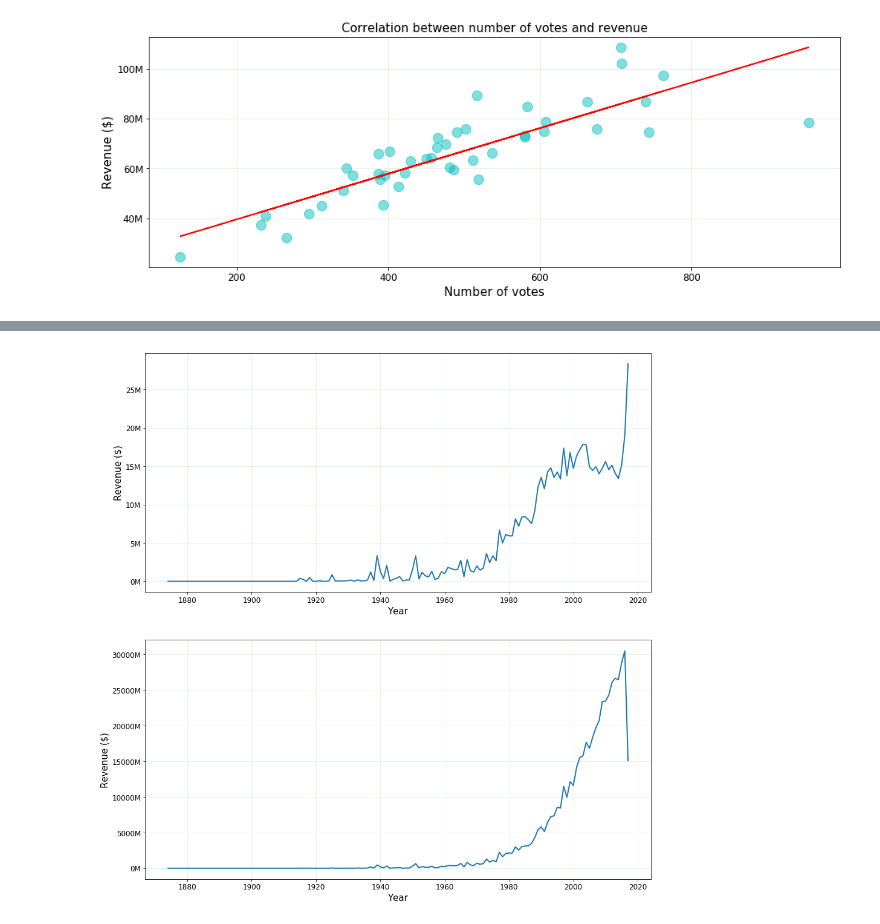
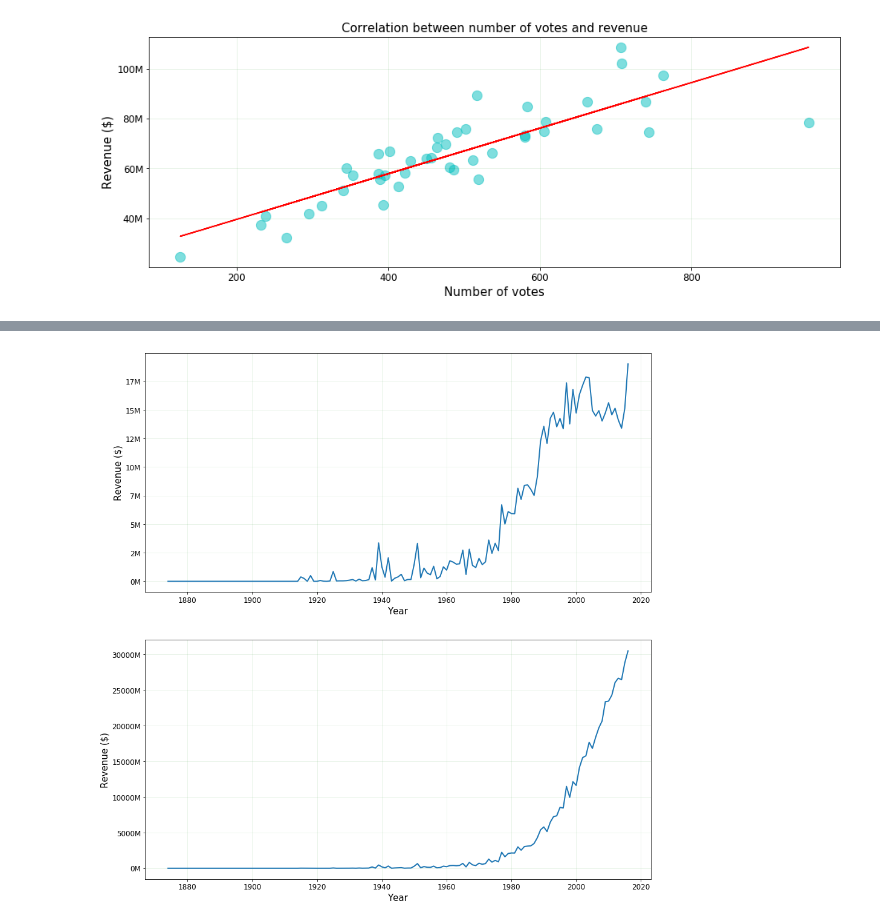
Before and after one commit to DomenDolanc/PR18DDTMZK, a Jupyter notebook: Untitled.ipynb, the cells around one changed output, grey strips where cells are left out. Drawn from its saved outputs; the diff is of its cells as text; code cells hidden in the pictures.

```diff
--- a/Untitled.ipynb
+++ b/Untitled.ipynb
@@ -233,33 +234,33 @@ plt.show()
 # %%
 df = pd.read_csv('data/movies_metadata.csv',low_memory=False)
 df['release_date'] = df['release_date'].map(set_year)
 df = df[df.apply(lambda x: x['release_date'] != 200000, axis=1)]
 df['release_year'] = df['release_date'].map(parse_year)
-df = df[df.release_year < 2018]
+df = df[df.release_year < 2017]
 
 
 sum_revenue_by_year = df.groupby(['release_year'], as_index=False)['revenue'].sum()
 mean_revenue_by_year = df.groupby(['release_year'], as_index=False)['revenue'].mean()
 
 fig, ax = plt.subplots(2,  1, figsize=(15, 16))
 
 
 p1 = pd.DataFrame(mean_revenue_by_year).plot(x='release_year', y="revenue", ax=ax[0], legend=False, linewidth=2.0)
 p2 = pd.DataFrame(sum_revenue_by_year).plot(x='release_year', y="revenue", ax=ax[1], legend=False, linewidth=2.0)
 
 for p in [p1, p2]:
     p.set_facecolor("white")
     p.tick_params(labelsize=12)
     p.set_xlabel("Year", fontsize=15)
     p.set_ylabel("Revenue ($)", fontsize=15)
     formatter = FuncFormatter(millions)
     p.yaxis.set_major_formatter(formatter)
     p.grid(alpha=0.1, color='g')
 
 
 plt.show()
 # %% [output]
-[figure, old version]
+[figure, new version]
 # %%
 genres = sorted(genres)
 
```
Also changed, not shown: parts of 6 cells of this notebook.
